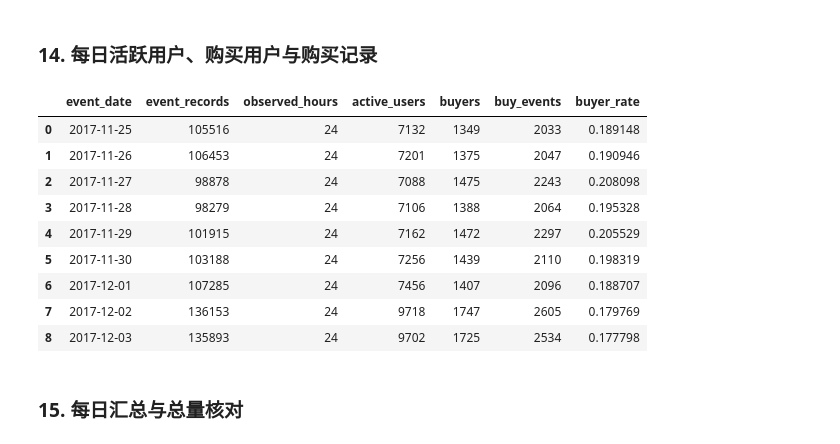
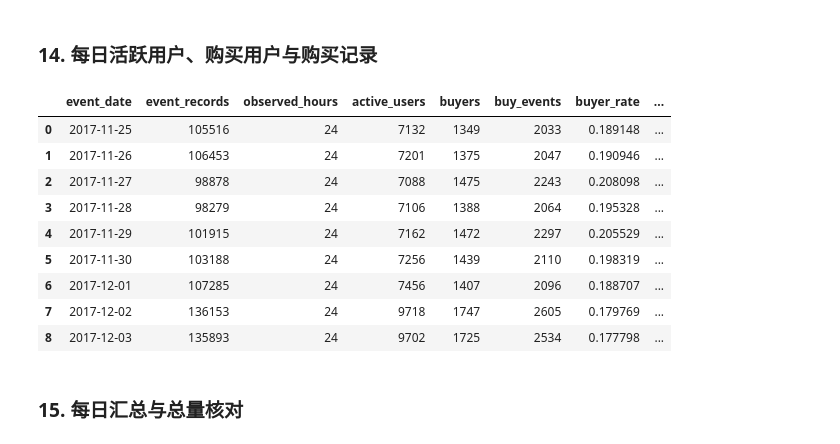
Before and after one commit to CC-GATESBY/taobao-user-behavior-analysis, a Jupyter notebook: projects/taobao-user-behavior/analysis.ipynb, the cells around one changed output. Cells and saved outputs as stored; diff of their text form; code cells hidden in the pictures.

```diff
--- a/projects/taobao-user-behavior/analysis.ipynb
+++ b/projects/taobao-user-behavior/analysis.ipynb
@@ -108,17 +116,16 @@ Preview date range: 2017-11-25 to 2017-11-27
 # %%
 import duckdb
 
-db_path.parent.mkdir(parents=True, exist_ok=True)
-con = duckdb.connect(str(db_path))
+# Create a sample only in a new database; existing databases stay read-only.
+if not db_path.exists():
+    print(prepare_sample(csv_path, db_path).to_string(index=False))
+con = duckdb.connect(str(db_path), read_only=True)
 con.execute("SET memory_limit = '1GB'")
-schema = SCHEMA
-sample_exists = con.execute(
-    "SELECT COUNT(*) FROM information_schema.tables WHERE table_name = 'sample_events'"
-).fetchone()[0] > 0
-if not sample_exists:
-    raw_data = con.read_csv(str(csv_path.resolve()), header=False, columns=schema)
-    raw_data.create_view("raw_events", replace=True)
+actual_schema = {row[0]: row[1] for row in con.execute("DESCRIBE sample_events").fetchall()}
+if actual_schema != SCHEMA:
+    con.close()
+    raise ValueError("sample_events must contain the five original VARCHAR columns.")
 print("DuckDB version:", duckdb.__version__)
-print("Existing sample available:", sample_exists)
+print("Existing sample opened read-only")
 # %% [output]
 DuckDB version: 1.5.5
@@ -368,47 +383,50 @@ analysis_summary
 # %%
 daily_metrics = con.execute("""
     WITH daily AS (
         SELECT
             event_date,
 
             COUNT(*) AS event_records,
 
             COUNT(DISTINCT event_hour) AS observed_hours,
 
             COUNT(DISTINCT user_id) AS active_users,
 
             COUNT(DISTINCT user_id) FILTER (
-                WHERE behavior_type = 'buy'
+                WHERE behavior_type_clean = 'buy'
             ) AS buyers,
 
             COUNT(*) FILTER (
-                WHERE behavior_type = 'buy'
+                WHERE behavior_type_clean = 'buy'
             ) AS buy_events
 
-        FROM analysis_events
+        FROM final_events
         GROUP BY event_date
     )
 
     SELECT
         *,
-        buyers * 1.0 / NULLIF(active_users, 0) AS buyer_rate
+        buyers * 1.0 / NULLIF(active_users, 0) AS buyer_rate,
+        (SELECT COUNT(DISTINCT user_id) FROM final_events) AS window_sample_users,
+        active_users * 1.0 / NULLIF((SELECT COUNT(DISTINCT user_id) FROM final_events), 0)
+            AS sample_active_share
 
     FROM daily
     ORDER BY event_date
 """).df()
 
 daily_metrics
 # %% [output]
-|  | event_date | event_records | observed_hours | active_users | buyers | buy_events | buyer_rate |
-| 0 | 2017-11-25 | 105516 | 24 | 7132 | 1349 | 2033 | 0.189148 |
-| 1 | 2017-11-26 | 106453 | 24 | 7201 | 1375 | 2047 | 0.190946 |
-| 2 | 2017-11-27 | 98878 | 24 | 7088 | 1475 | 2243 | 0.208098 |
-| 3 | 2017-11-28 | 98279 | 24 | 7106 | 1388 | 2064 | 0.195328 |
-| 4 | 2017-11-29 | 101915 | 24 | 7162 | 1472 | 2297 | 0.205529 |
-| 5 | 2017-11-30 | 103188 | 24 | 7256 | 1439 | 2110 | 0.198319 |
-| 6 | 2017-12-01 | 107285 | 24 | 7456 | 1407 | 2096 | 0.188707 |
-| 7 | 2017-12-02 | 136153 | 24 | 9718 | 1747 | 2605 | 0.179769 |
-| 8 | 2017-12-03 | 135893 | 24 | 9702 | 1725 | 2534 | 0.177798 |
+|  | event_date | event_records | observed_hours | active_users | buyers | buy_events | buyer_rate | ... |
+| 0 | 2017-11-25 | 105516 | 24 | 7132 | 1349 | 2033 | 0.189148 | ... |
+| 1 | 2017-11-26 | 106453 | 24 | 7201 | 1375 | 2047 | 0.190946 | ... |
+| 2 | 2017-11-27 | 98878 | 24 | 7088 | 1475 | 2243 | 0.208098 | ... |
+| 3 | 2017-11-28 | 98279 | 24 | 7106 | 1388 | 2064 | 0.195328 | ... |
+| 4 | 2017-11-29 | 101915 | 24 | 7162 | 1472 | 2297 | 0.205529 | ... |
+| 5 | 2017-11-30 | 103188 | 24 | 7256 | 1439 | 2110 | 0.198319 | ... |
+| 6 | 2017-12-01 | 107285 | 24 | 7456 | 1407 | 2096 | 0.188707 | ... |
+| 7 | 2017-12-02 | 136153 | 24 | 9718 | 1747 | 2605 | 0.179769 | ... |
+| 8 | 2017-12-03 | 135893 | 24 | 9702 | 1725 | 2534 | 0.177798 | ... |
 # %% [markdown]
 ### 15. 每日汇总与总量核对
 # %%
```
Also changed, not shown: parts of 30 cells of this notebook, 16 other files.
